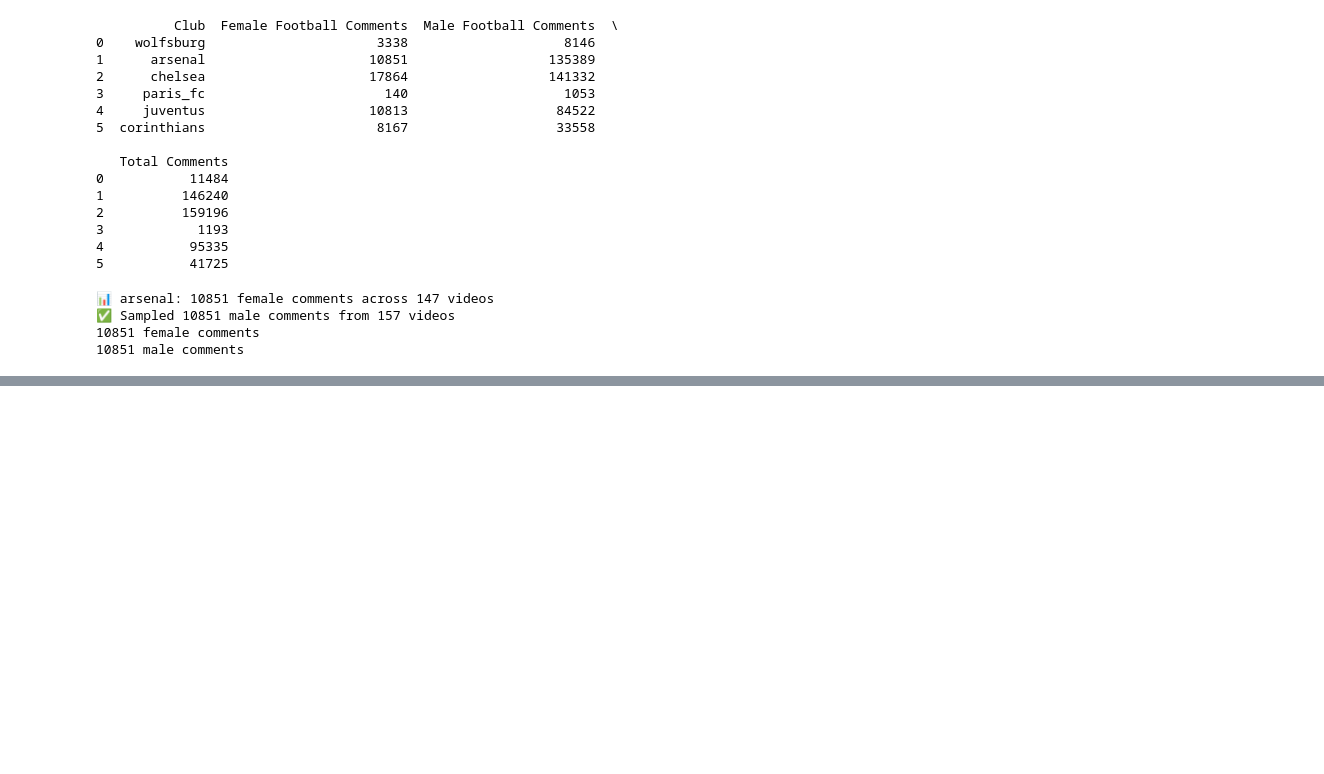
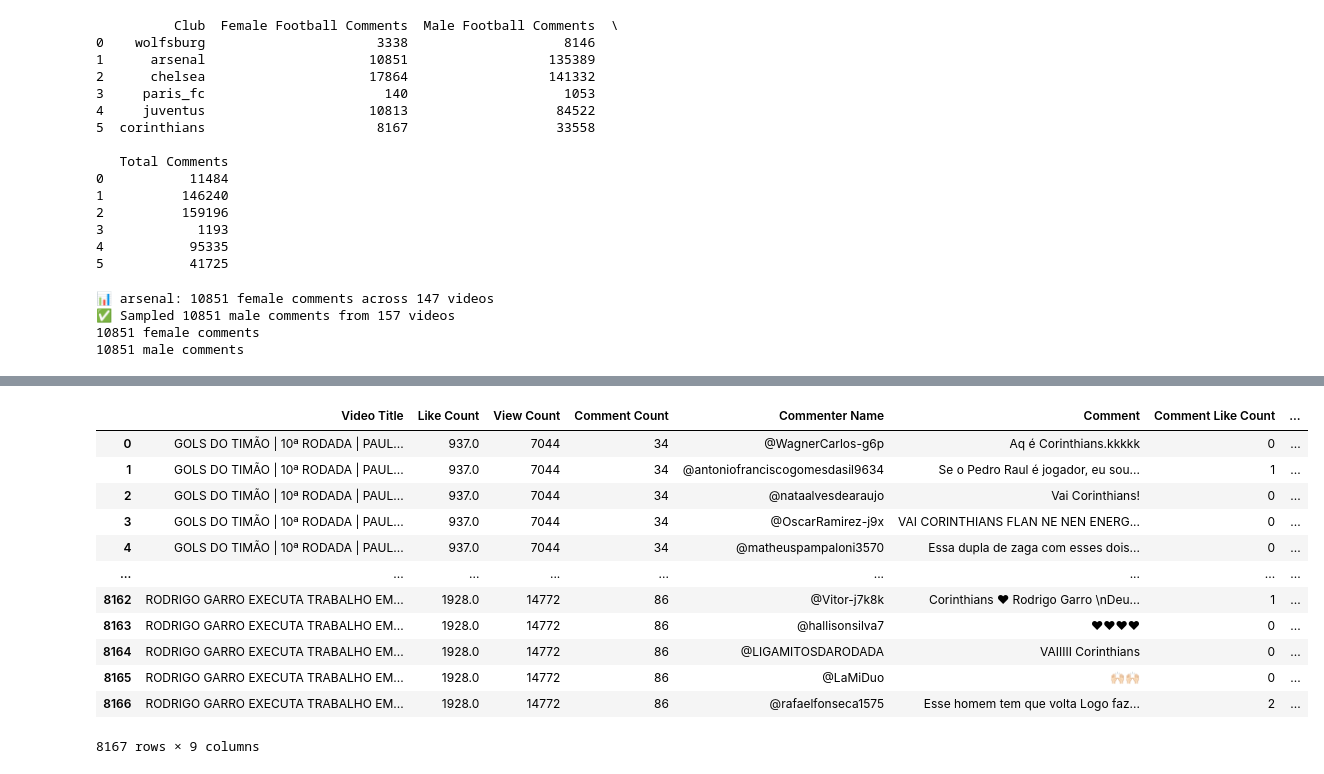
Before and after one commit to Dabo243/Bachelor2, a Jupyter notebook: Unified.ipynb, the cells around one changed output, grey strips where cells are left out. Drawn from its saved outputs; the diff is of its cells as text; code cells hidden in the pictures; blank space fills up the shorter version.

Commit message:
New Columns added, Logikfehler Kommentar Sampling, Popularity betroffen

```diff
--- a/Unified.ipynb
+++ b/Unified.ipynb
@@ -1608,0 +1609,6 @@ arsenalF_df.head()
+# %%
+chelseaF_df, chelseaM_df = balance_by_gender_from_predictions("chelsea", result_df)
+wolfsburgF_df, wolfsburgM_df = balance_by_gender_from_predictions("wolfsburg", result_df)
+parisfcF_df, parisfcM_df = balance_by_gender_from_predictions("paris_fc", result_df)
+corinthiansF_df, corinthiansM_df = balance_by_gender_from_predictions("corinthians", result_df)
+juventusF_df, juventusM_df = balance_by_gender_from_predictions("juventus", result_df)
@@ -1608,0 +1658,32 @@ arsenalF_df.head()
+# %%
+def add_gender_of_sport_column(df, gender):
+    df['Gender of Sport'] = gender
+    return df
+# %%
+add_gender_of_sport_column(parisfcF_df, 'Female')
+add_gender_of_sport_column(wolfsburgF_df, 'Female')
+add_gender_of_sport_column(juventusF_df, 'Female')
+add_gender_of_sport_column(arsenalF_df, 'Female')
+add_gender_of_sport_column(chelseaF_df, 'Female')
+add_gender_of_sport_column(corinthiansF_df, 'Female')
+
+add_gender_of_sport_column(parisfcM_df, 'Male')
+add_gender_of_sport_column(wolfsburgM_df, 'Male')
+add_gender_of_sport_column(juventusM_df, 'Male')
+add_gender_of_sport_column(arsenalM_df, 'Male')
+add_gender_of_sport_column(chelseaM_df, 'Male')
+add_gender_of_sport_column(corinthiansM_df, 'Male')
+# %% [output]
+|  | Video Title | Like Count | View Count | Comment Count | Commenter Name | Comment | Comment Like Count | ... |
+| 0 | GOLS DO TIMÃO | 10ª RODADA | PAUL... | 937.0 | 7044 | 34 | @WagnerCarlos-g6p | Aq é Corinthians.kkkkk | 0 | ... |
+| 1 | GOLS DO TIMÃO | 10ª RODADA | PAUL... | 937.0 | 7044 | 34 | @antoniofranciscogomesdasil9634 | Se o Pedro Raul é jogador, eu sou... | 1 | ... |
+| 2 | GOLS DO TIMÃO | 10ª RODADA | PAUL... | 937.0 | 7044 | 34 | @nataalvesdearaujo | Vai Corinthians! | 0 | ... |
+| 3 | GOLS DO TIMÃO | 10ª RODADA | PAUL... | 937.0 | 7044 | 34 | @OscarRamirez-j9x | VAI CORINTHIANS FLAN NE NEN ENERG... | 0 | ... |
+| 4 | GOLS DO TIMÃO | 10ª RODADA | PAUL... | 937.0 | 7044 | 34 | @matheuspampaloni3570 | Essa dupla de zaga com esses dois... | 0 | ... |
+| ... | ... | ... | ... | ... | ... | ... | ... | ... |
+| 8162 | RODRIGO GARRO EXECUTA TRABALHO EM... | 1928.0 | 14772 | 86 | @Vitor-j7k8k | Corinthians ❤ Rodrigo Garro \nDeu... | 1 | ... |
+| 8163 | RODRIGO GARRO EXECUTA TRABALHO EM... | 1928.0 | 14772 | 86 | @hallisonsilva7 | ❤❤❤❤ | 0 | ... |
+| 8164 | RODRIGO GARRO EXECUTA TRABALHO EM... | 1928.0 | 14772 | 86 | @LIGAMITOSDARODADA | VAIIIII Corinthians | 0 | ... |
+| 8165 | RODRIGO GARRO EXECUTA TRABALHO EM... | 1928.0 | 14772 | 86 | @LaMiDuo | 🙌🏻🙌🏻 | 0 | ... |
+| 8166 | RODRIGO GARRO EXECUTA TRABALHO EM... | 1928.0 | 14772 | 86 | @rafaelfonseca1575 | Esse homem tem que volta Logo faz... | 2 | ... |
+8167 rows × 9 columns
```
Also changed, not shown: parts of 22 cells of this notebook.
